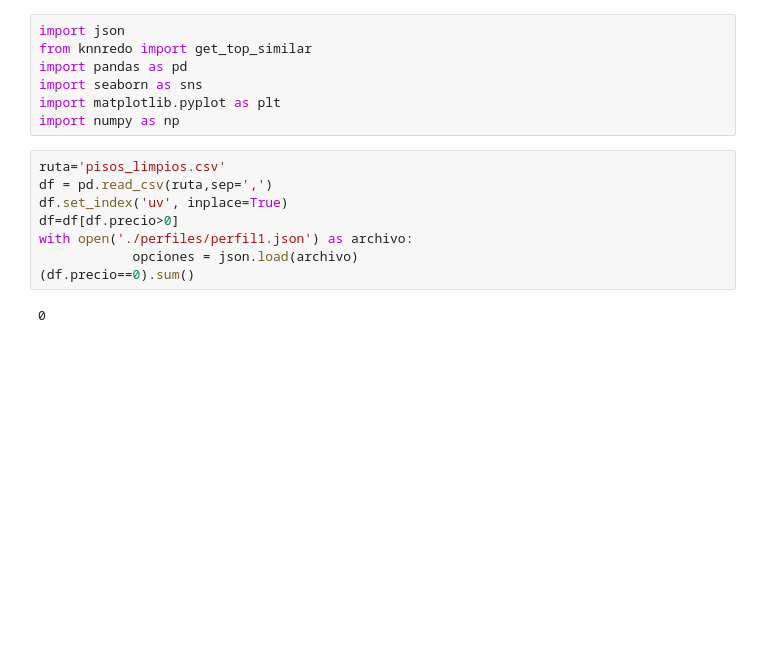
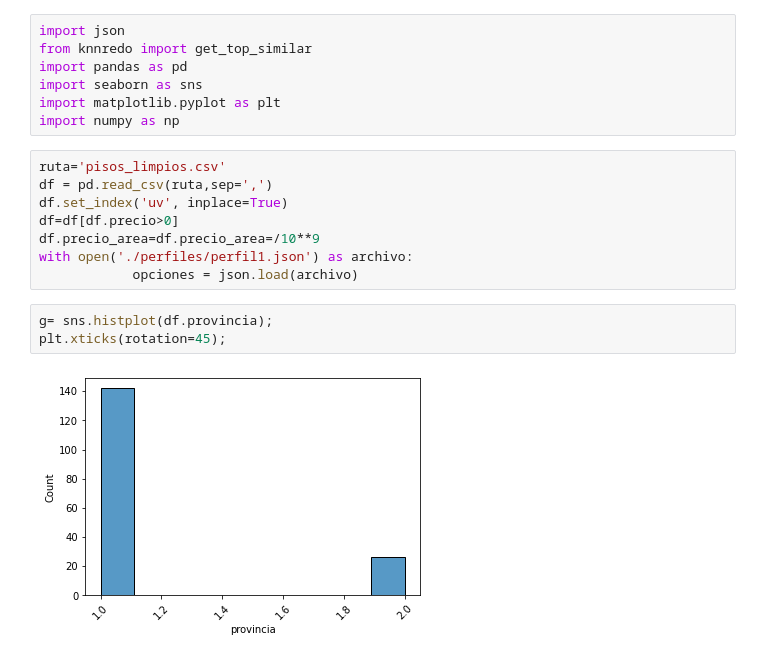
Before and after one commit to emilio-carrasco/clikalia, a Jupyter notebook: tester/tester.ipynb, the cells around one changed output. Cells and saved outputs as stored; diff of their text form; blank space fills up the shorter version.

```diff
--- a/tester/tester.ipynb
+++ b/tester/tester.ipynb
@@ -10,8 +10,11 @@ ruta='pisos_limpios.csv'
 df = pd.read_csv(ruta,sep=',')
 df.set_index('uv', inplace=True)
 df=df[df.precio>0]
+df.precio_area=df.precio_area=/10**9
 with open('./perfiles/perfil1.json') as archivo:
             opciones = json.load(archivo)
-(df.precio==0).sum()
-# %% [output]
-0
+# %%
+g= sns.histplot(df.provincia);
+plt.xticks(rotation=45);
+# %% [output]
+[figure, added]
```
Also changed, not shown: parts of 15 cells of this notebook, 2 other files.
